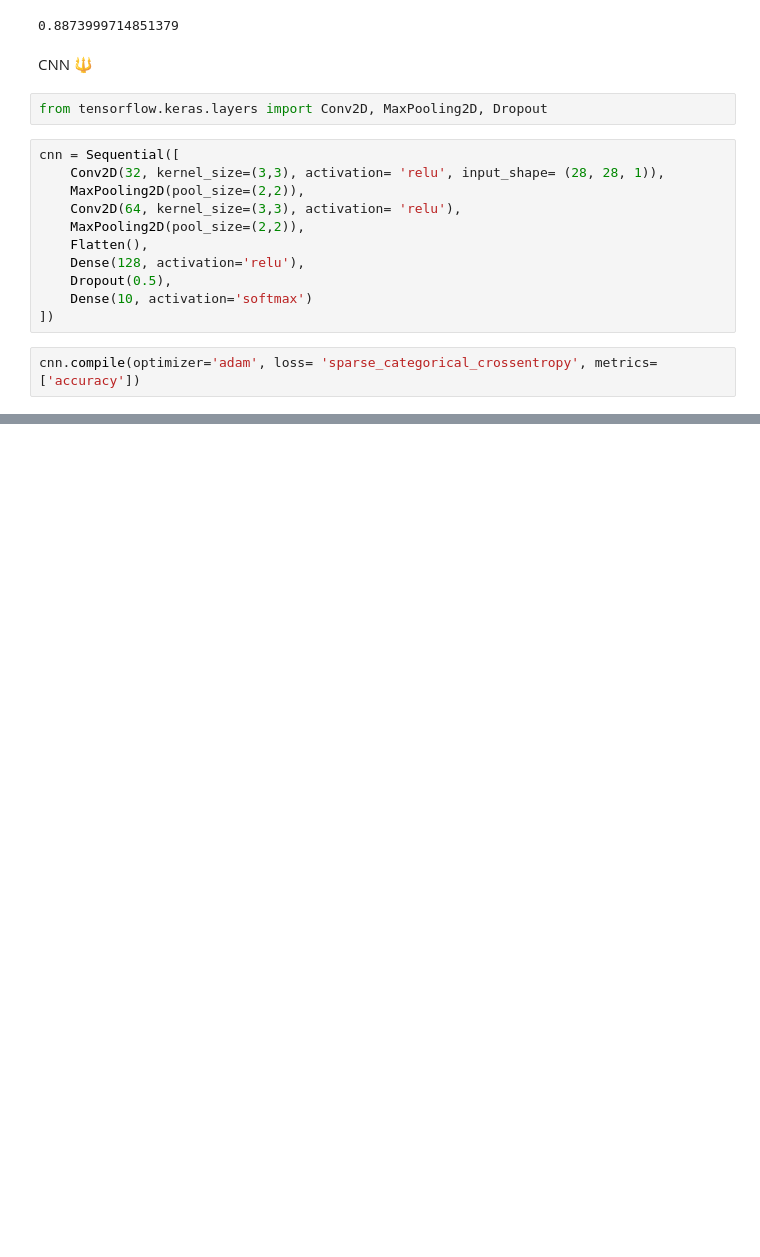
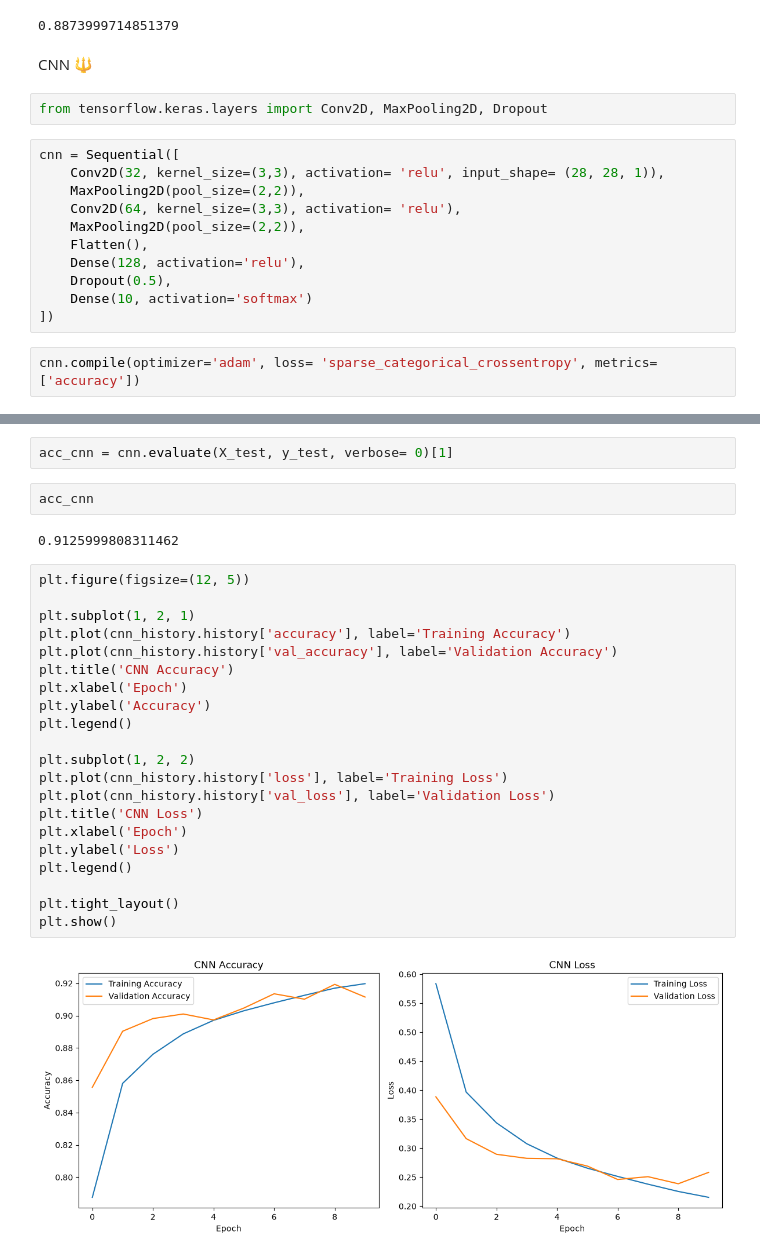
Before and after one commit to rahul-gitt/Deep-Learning, a Jupyter notebook: CNN/Fashion-MNIST Classification/main.ipynb, the cells around one changed output, grey strips where cells are left out. Cells and saved outputs as stored; diff of their text form; blank space fills up the shorter version.

```diff
--- a/CNN/Fashion-MNIST Classification/main.ipynb
+++ b/CNN/Fashion-MNIST Classification/main.ipynb
@@ -180,0 +181,29 @@ Epoch 10/10
+# %%
+acc_cnn = cnn.evaluate(X_test, y_test, verbose= 0)[1]
+# %%
+acc_cnn
+# %% [output]
+0.9125999808311462
+# %%
+plt.figure(figsize=(12, 5))
+
+plt.subplot(1, 2, 1)
+plt.plot(cnn_history.history['accuracy'], label='Training Accuracy')
+plt.plot(cnn_history.history['val_accuracy'], label='Validation Accuracy')
+plt.title('CNN Accuracy')
+plt.xlabel('Epoch')
+plt.ylabel('Accuracy')
+plt.legend()
+
+plt.subplot(1, 2, 2)
+plt.plot(cnn_history.history['loss'], label='Training Loss')
+plt.plot(cnn_history.history['val_loss'], label='Validation Loss')
+plt.title('CNN Loss')
+plt.xlabel('Epoch')
+plt.ylabel('Loss')
+plt.legend()
+
+plt.tight_layout()
+plt.show()
+# %% [output]
+[figure, added]
```
Also changed, not shown: parts of 1 cell of this notebook.
